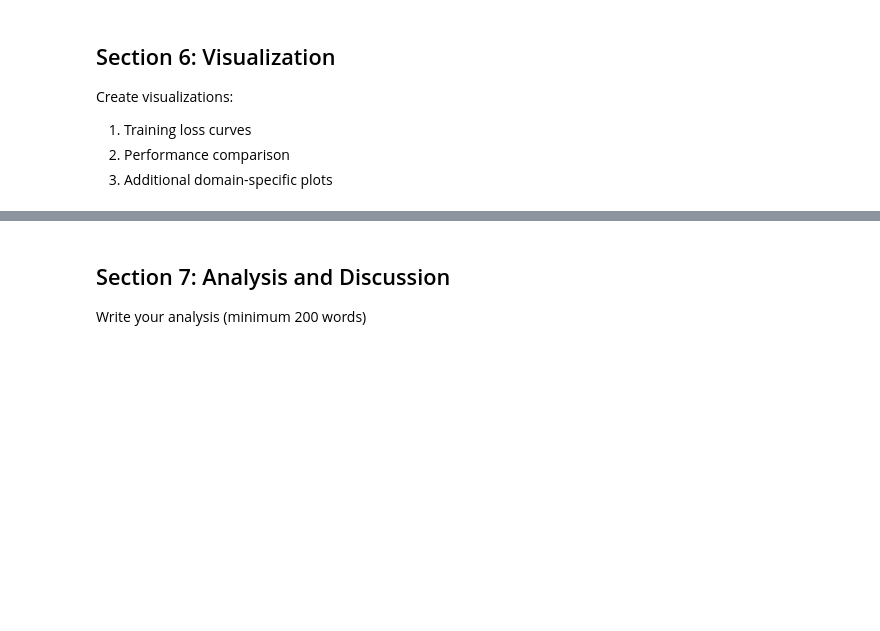
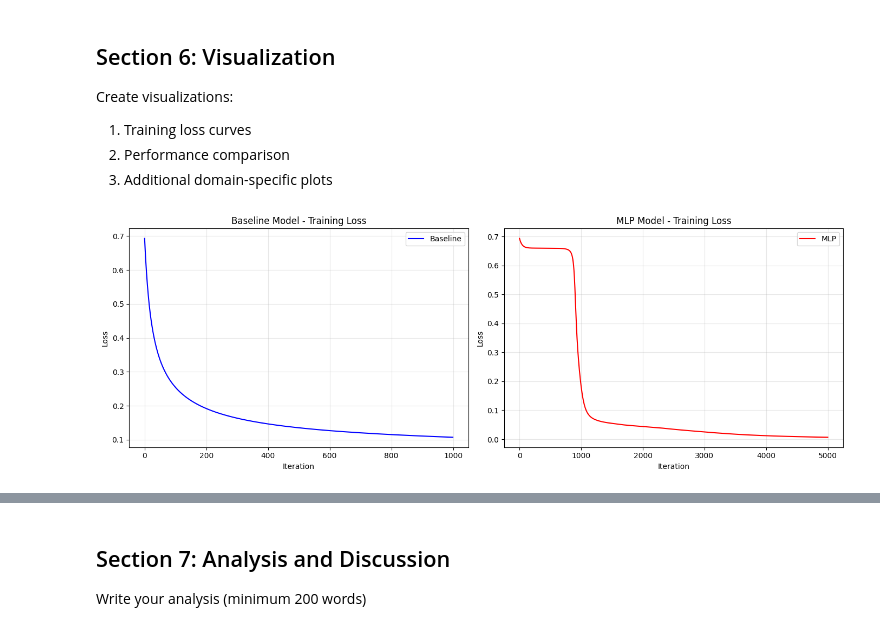
Before and after one commit to dkumar-23/Masters_ML, a Jupyter notebook: DNN_Assignment_1.ipynb, the cells around one changed output, grey strips where cells are left out. Saved outputs shown, nothing was run; the diff lists cells and outputs as text; code cells hidden in the pictures; blank space fills up the shorter version.

```diff
--- a/DNN_Assignment_1.ipynb
+++ b/DNN_Assignment_1.ipynb
@@ -232,10 +244,10 @@ baseline_start_time = time.time()
 
 # TODO: Initialize and train your baseline model
 baseline_model = BaselineModel(learning_rate=0.01, n_iterations=1000)
-# baseline_model.fit(X_train_scaled, y_train)
+baseline_model.fit(X_train_scaled, y_train)
 
 # TODO: Make predictions
-# baseline_predictions = baseline_model.predict(X_test_scaled)
+baseline_predictions = baseline_model.predict(X_test_scaled)
 
 baseline_training_time = time.time() - baseline_start_time
 print(f"✓ Baseline training completed in {baseline_training_time:.2f}s")
@@ -398,12 +461,15 @@ print("Training MLP...")
 mlp_start_time = time.time()
 
 # TODO: Define your architecture and train MLP
-mlp_architecture = []  # Example: [n_features, 16, 8, 1]
-mlp_model = MLP(architecture=mlp_architecture, learning_rate=0.01, n_iterations=1000)
-# mlp_model.fit(X_train_scaled, y_train)
+# The number of input features is X_train_scaled.shape[1]
+# For a binary classification problem, the output layer typically has 1 neuron.
+# Example: [input_features, hidden_layer1_size, hidden_layer2_size, output_size]
+mlp_architecture = [X_train_scaled.shape[1], 16, 8, 1]
+mlp_model = MLP(architecture=mlp_architecture, learning_rate=0.05, n_iterations=5000)
+mlp_model.fit(X_train_scaled, y_train)
 
 # TODO: Make predictions
-# mlp_predictions = mlp_model.predict(X_test_scaled)
+mlp_predictions = mlp_model.predict(X_test_scaled)
 
 mlp_training_time = time.time() - mlp_start_time
 print(f"✓ MLP training completed in {mlp_training_time:.2f}s")
@@ -450,27 +531,29 @@ Create visualizations:
 # %%
 # 1. Training loss curves
 plt.figure(figsize=(14, 5))
 
 plt.subplot(1, 2, 1)
 # TODO: Plot baseline loss
-# plt.plot(baseline_model.loss_history, label='Baseline', color='blue')
+plt.plot(baseline_model.loss_history, label='Baseline', color='blue')
 plt.xlabel('Iteration')
 plt.ylabel('Loss')
 plt.title('Baseline Model - Training Loss')
 plt.legend()
 plt.grid(True, alpha=0.3)
 
 plt.subplot(1, 2, 2)
 # TODO: Plot MLP loss
-# plt.plot(mlp_model.loss_history, label='MLP', color='red')
+plt.plot(mlp_model.loss_history, label='MLP', color='red')
 plt.xlabel('Iteration')
 plt.ylabel('Loss')
 plt.title('MLP Model - Training Loss')
 plt.legend()
 plt.grid(True, alpha=0.3)
 
 plt.tight_layout()
 plt.show()
+# %% [output]
+[figure, added]
 # %%
 # 2. Performance comparison bar chart
 # TODO: Create bar chart comparing key metrics between models
```
Also changed, not shown: parts of 11 cells of this notebook.
